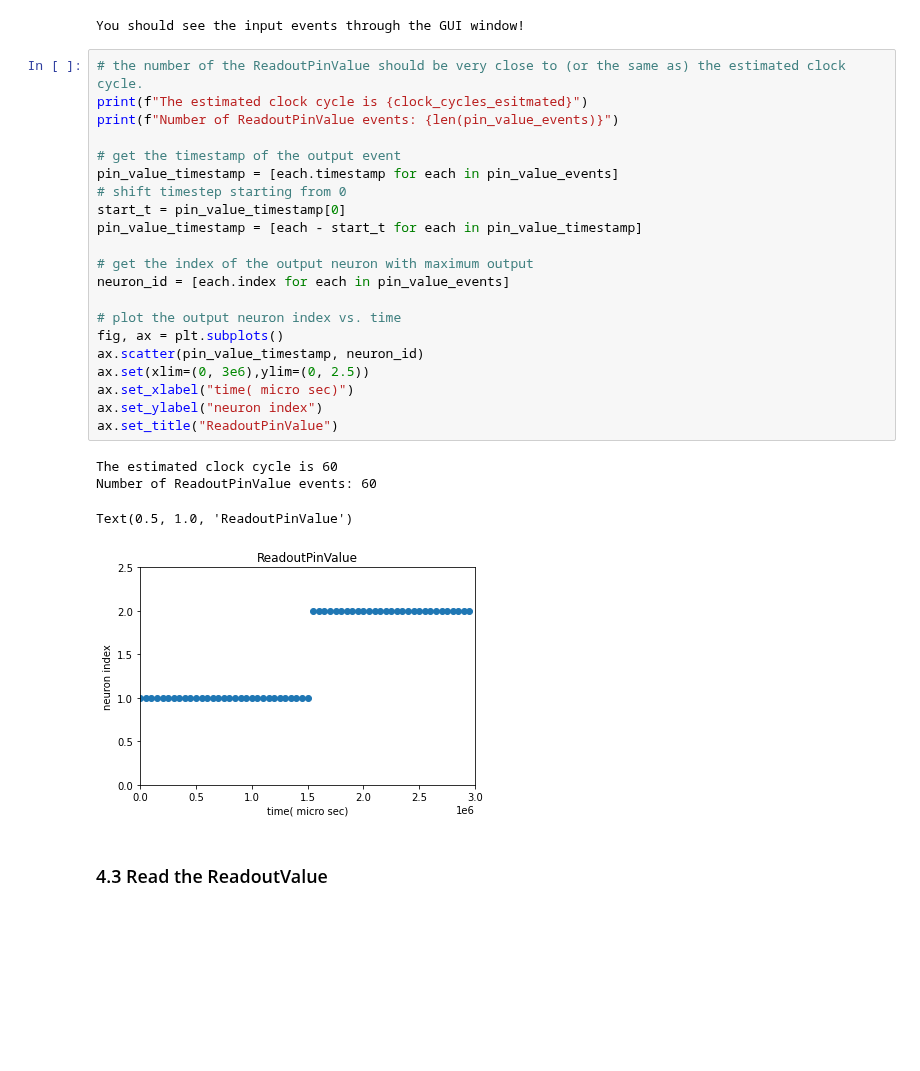
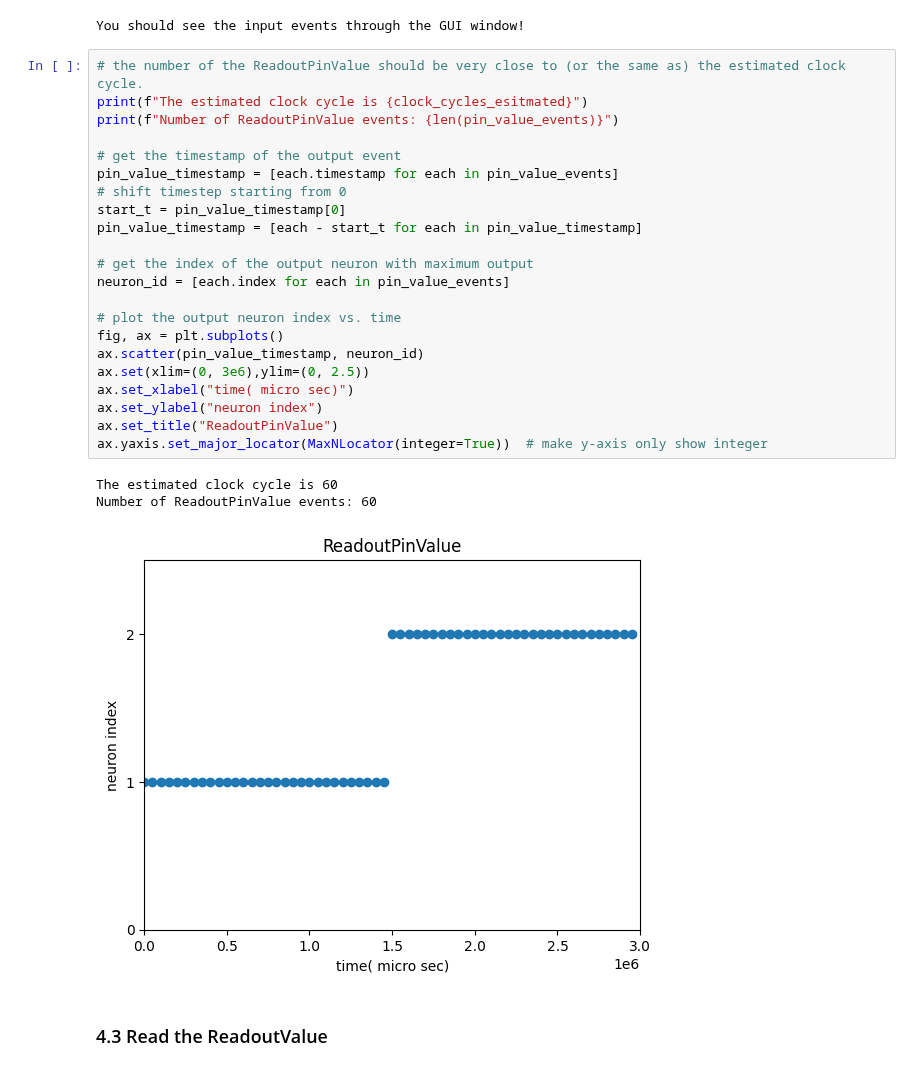
Before and after one commit to synsense/sinabs, a Jupyter notebook: docs/source/notebooks/using_readout_layer.ipynb, the cells around one changed output. Drawn from its saved outputs; the diff is of its cells as text; blank space fills up the shorter version.

```diff
--- a/docs/source/notebooks/using_readout_layer.ipynb
+++ b/docs/source/notebooks/using_readout_layer.ipynb
@@ -478,29 +491,29 @@ You should see the input events through the GUI window!
 # %%
 # the number of the ReadoutPinValue should be very close to (or the same as) the estimated clock cycle.
 print(f"The estimated clock cycle is {clock_cycles_esitmated}")
 print(f"Number of ReadoutPinValue events: {len(pin_value_events)}")
 
 # get the timestamp of the output event
 pin_value_timestamp = [each.timestamp for each in pin_value_events]
 # shift timestep starting from 0
 start_t = pin_value_timestamp[0]
 pin_value_timestamp = [each - start_t for each in pin_value_timestamp]
 
 # get the index of the output neuron with maximum output
 neuron_id = [each.index for each in pin_value_events]
 
 # plot the output neuron index vs. time
 fig, ax = plt.subplots()
 ax.scatter(pin_value_timestamp, neuron_id)
 ax.set(xlim=(0, 3e6),ylim=(0, 2.5))
 ax.set_xlabel("time( micro sec)")
 ax.set_ylabel("neuron index")
 ax.set_title("ReadoutPinValue")
+ax.yaxis.set_major_locator(MaxNLocator(integer=True))  # make y-axis only show integer
 # %% [output]
 The estimated clock cycle is 60
 Number of ReadoutPinValue events: 60
-Text(0.5, 1.0, 'ReadoutPinValue')
-[figure, old version]
+[figure, new version]
 # %% [markdown]
 ### 4.3 Read the ReadoutValue
 # %%
```
Also changed, not shown: parts of 6 cells of this notebook.
